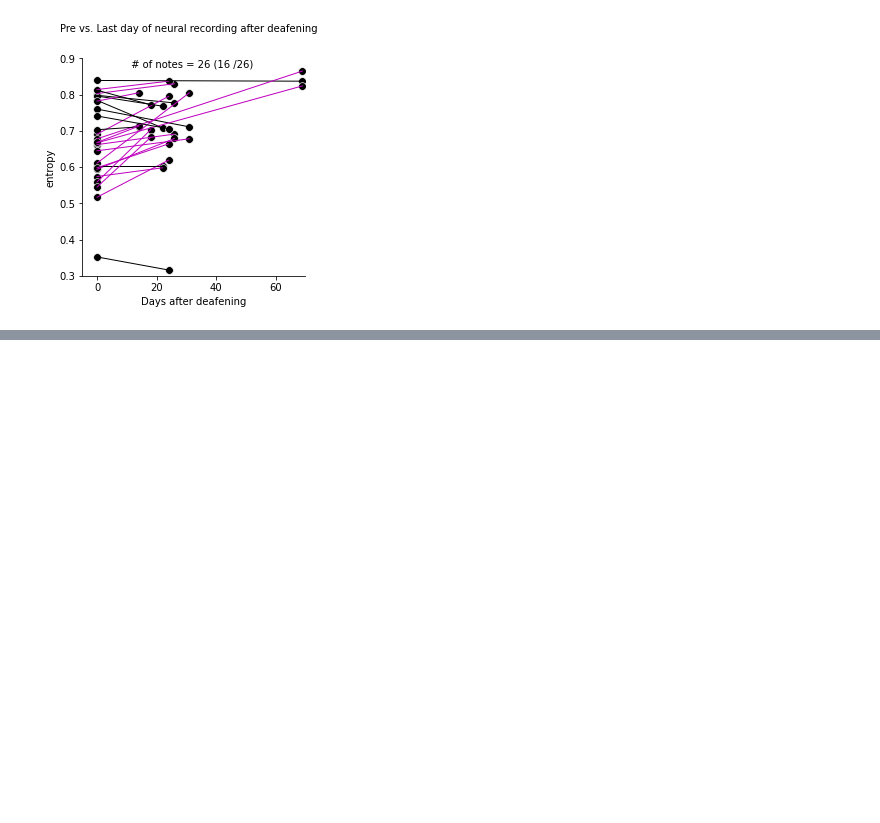
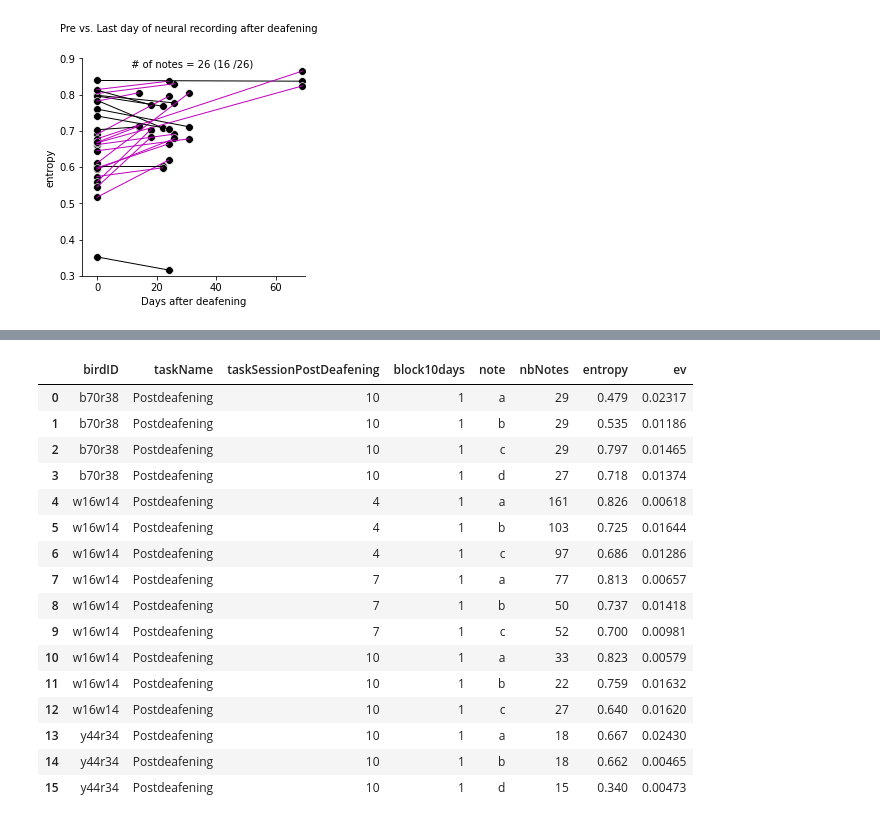
Before and after one commit to JaerongA/pyfinch, a Jupyter notebook: deafening/results/song_degradation.ipynb, the cells around one changed output, grey strips where cells are left out. Saved outputs shown, nothing was run; the diff lists cells and outputs as text; code cells hidden in the pictures; blank space fills up the shorter version.

```diff
--- a/deafening/results/song_degradation.ipynb
+++ b/deafening/results/song_degradation.ipynb
@@ -133,0 +157,30 @@ plot_song_feature_pre_post_stats(df_results, song_feature='ev',
+# %%
+# Get post-deafening where neural data are present
+query = \
+    f"""SELECT birdID, taskName, taskSessionPostDeafening, block10days, note, nbNoteUndir AS nbNotes, entropyUndir AS entropy,  entropyVarUndir AS ev
+        FROM syllable_pcc
+        WHERE frUndir >= {fr_crit} AND nbNoteUndir >={nb_note_crit}
+        AND taskName='Postdeafening'
+        AND block10days=1
+        """
+df_pcc = db.to_dataframe(query)
+# %%
+df_pcc
+# %% [output]
+|  | birdID | taskName | taskSessionPostDeafening | block10days | note | nbNotes | entropy | ev |
+| 0 | b70r38 | Postdeafening | 10 | 1 | a | 29 | 0.479 | 0.02317 |
+| 1 | b70r38 | Postdeafening | 10 | 1 | b | 29 | 0.535 | 0.01186 |
+| 2 | b70r38 | Postdeafening | 10 | 1 | c | 29 | 0.797 | 0.01465 |
+| 3 | b70r38 | Postdeafening | 10 | 1 | d | 27 | 0.718 | 0.01374 |
+| 4 | w16w14 | Postdeafening | 4 | 1 | a | 161 | 0.826 | 0.00618 |
+| 5 | w16w14 | Postdeafening | 4 | 1 | b | 103 | 0.725 | 0.01644 |
+| 6 | w16w14 | Postdeafening | 4 | 1 | c | 97 | 0.686 | 0.01286 |
+| 7 | w16w14 | Postdeafening | 7 | 1 | a | 77 | 0.813 | 0.00657 |
+| 8 | w16w14 | Postdeafening | 7 | 1 | b | 50 | 0.737 | 0.01418 |
+| 9 | w16w14 | Postdeafening | 7 | 1 | c | 52 | 0.700 | 0.00981 |
+| 10 | w16w14 | Postdeafening | 10 | 1 | a | 33 | 0.823 | 0.00579 |
+| 11 | w16w14 | Postdeafening | 10 | 1 | b | 22 | 0.759 | 0.01632 |
+| 12 | w16w14 | Postdeafening | 10 | 1 | c | 27 | 0.640 | 0.01620 |
+| 13 | y44r34 | Postdeafening | 10 | 1 | a | 18 | 0.667 | 0.02430 |
+| 14 | y44r34 | Postdeafening | 10 | 1 | b | 18 | 0.662 | 0.00465 |
+| 15 | y44r34 | Postdeafening | 10 | 1 | d | 15 | 0.340 | 0.00473 |
```
Also changed, not shown: parts of 12 cells of this notebook, 1 other file.
